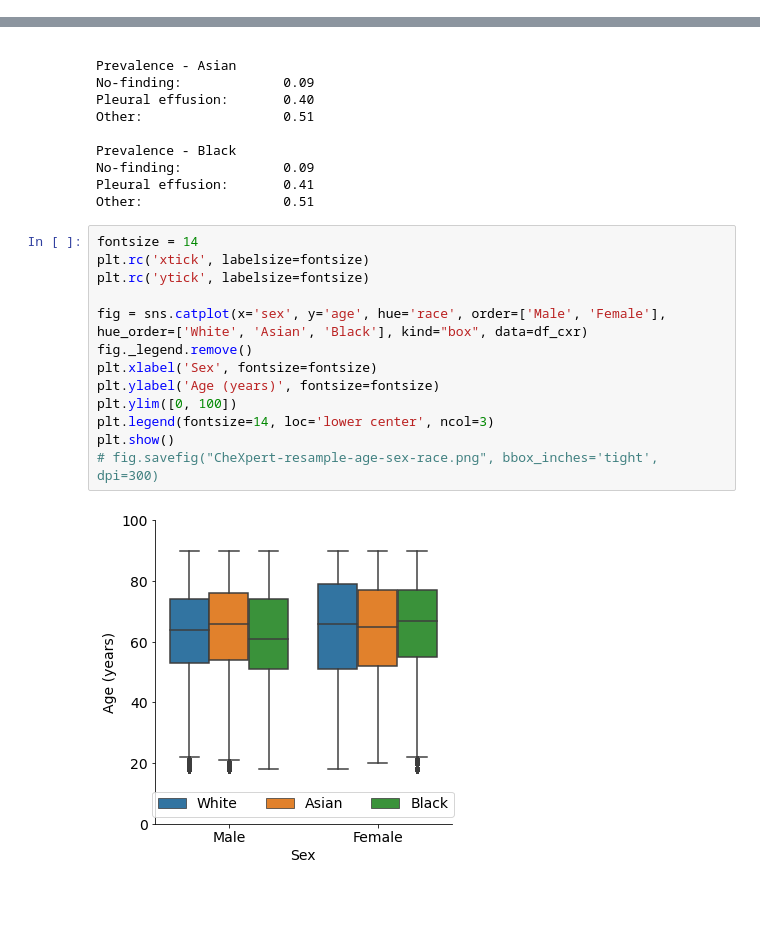
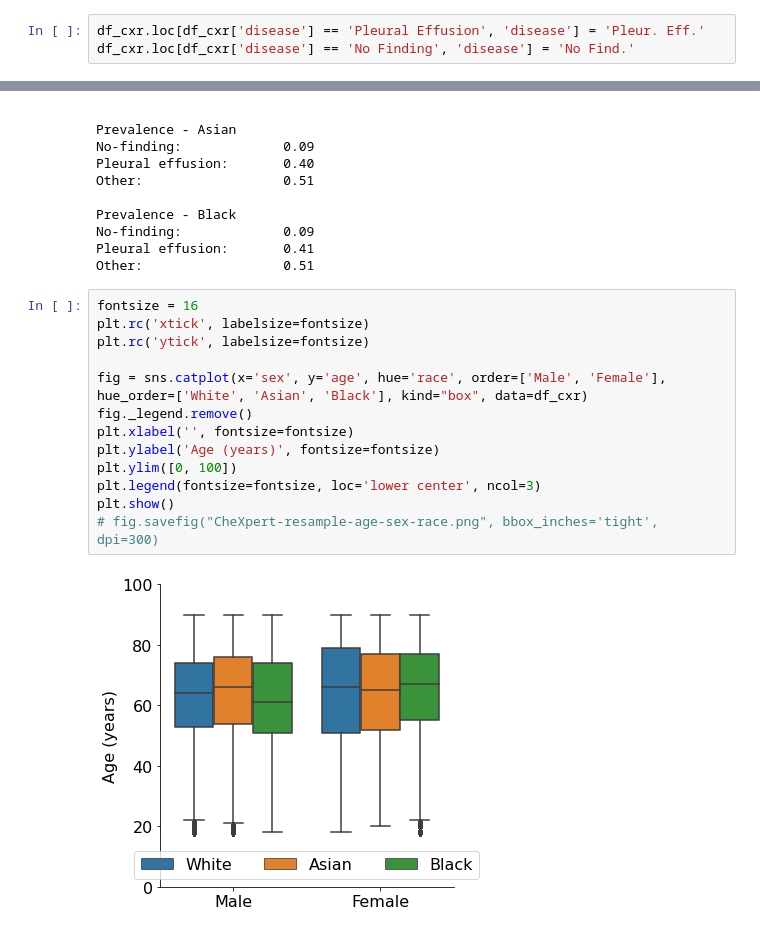
Before and after one commit to biomedia-mira/chexploration, a Jupyter notebook: notebooks/chexpert.resample.ipynb, the cells around one changed output, grey strips where cells are left out. Saved outputs shown, nothing was run; the diff lists cells and outputs as text; blank space fills up the shorter version.

Commit message:
updated figure layout for final paper version

```diff
--- a/notebooks/chexpert.resample.ipynb
+++ b/notebooks/chexpert.resample.ipynb
@@ -138,6 +100,9 @@ balanced_df.to_csv(data_dir + input_csv.replace('sample',output_suffix))
 ## Plots
 # %%
 df_cxr = pd.read_csv(data_dir + input_csv.replace('sample',output_suffix))
+# %%
+df_cxr.loc[df_cxr['disease'] == 'Pleural Effusion', 'disease'] = 'Pleur. Eff.'
+df_cxr.loc[df_cxr['disease'] == 'No Finding', 'disease'] = 'No Find.'
 # %%
 df_subgroup = df_cxr[df_cxr['race_label']==0]
 prev_0 = len(df_subgroup[df_subgroup['disease_label']==0]) / len(df_subgroup)
@@ -184,18 +149,18 @@ No-finding:             0.09
 Pleural effusion:       0.41
 Other:                  0.51
 # %%
-fontsize = 14
+fontsize = 16
 plt.rc('xtick', labelsize=fontsize)
 plt.rc('ytick', labelsize=fontsize)
 
 fig = sns.catplot(x='sex', y='age', hue='race', order=['Male', 'Female'], hue_order=['White', 'Asian', 'Black'], kind="box", data=df_cxr)
 fig._legend.remove()
-plt.xlabel('Sex', fontsize=fontsize)
+plt.xlabel('', fontsize=fontsize)
 plt.ylabel('Age (years)', fontsize=fontsize)
 plt.ylim([0, 100])
-plt.legend(fontsize=14, loc='lower center', ncol=3)
+plt.legend(fontsize=fontsize, loc='lower center', ncol=3)
 plt.show()
 # fig.savefig("CheXpert-resample-age-sex-race.png", bbox_inches='tight', dpi=300)
 # %% [output]
-[figure, old version]
+[figure, new version]
 # %%
```
Also changed, not shown: parts of 15 cells of this notebook, 3 other files.
